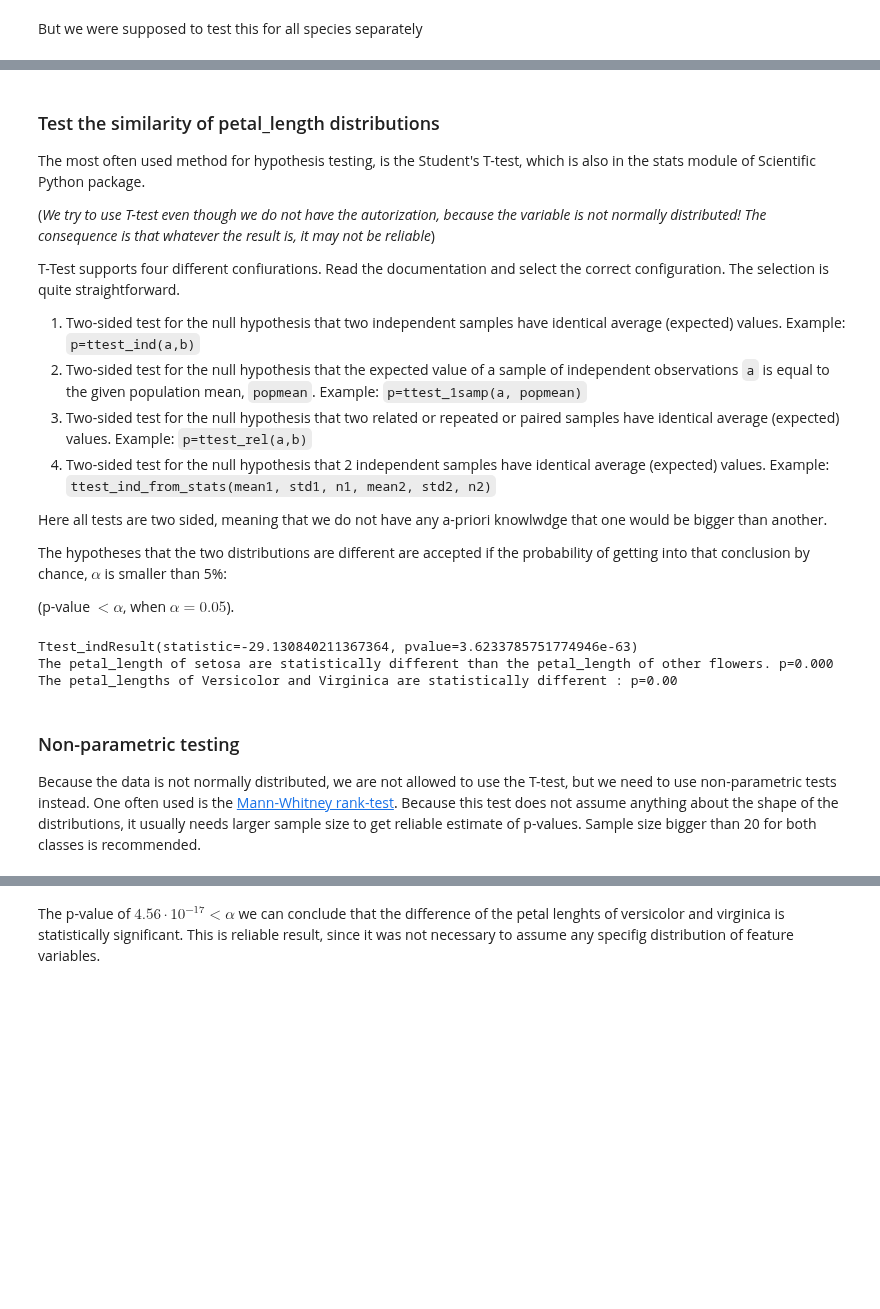
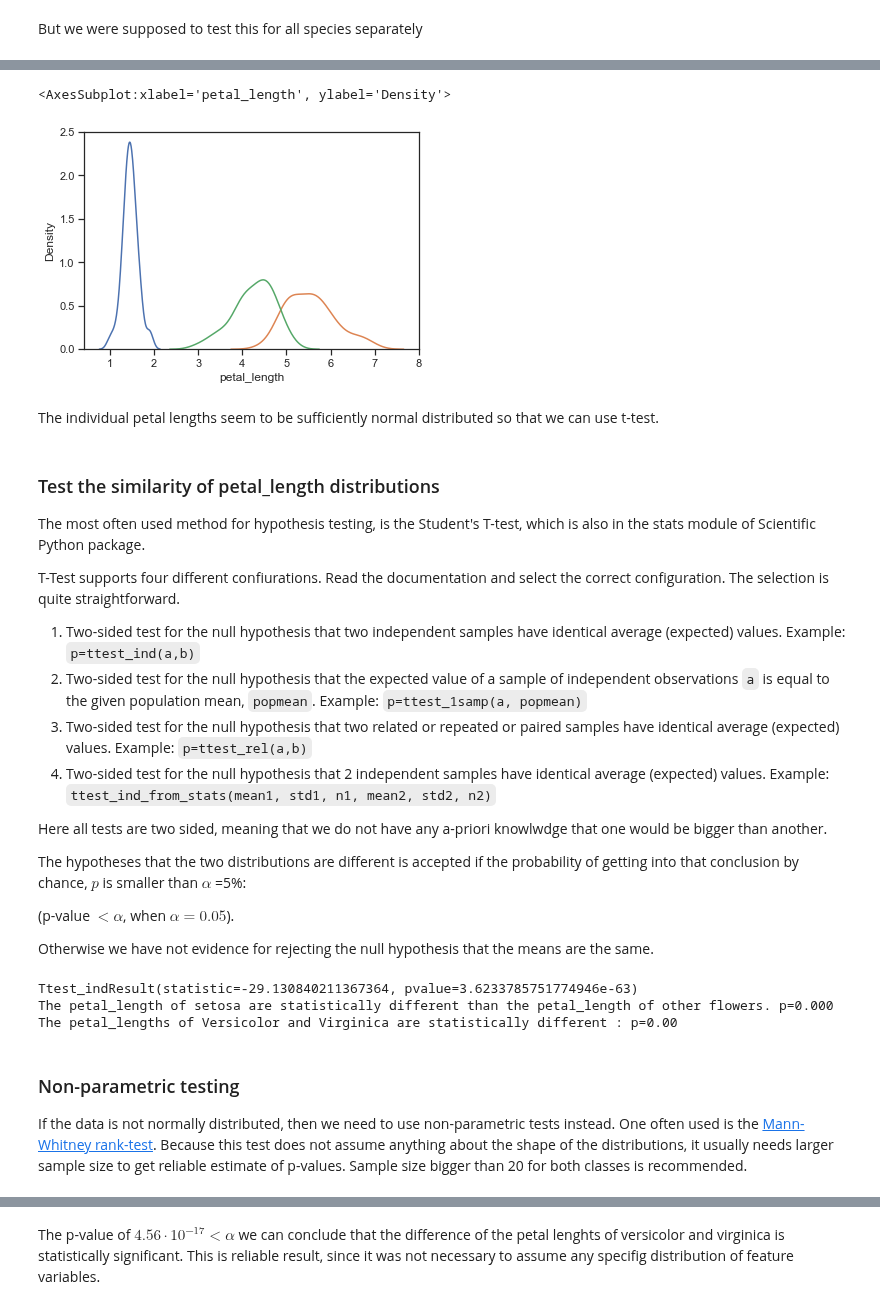
Before and after one commit to pevalisuo/AML, a Jupyter notebook: lectures/Preprocessing_and_feature_extraction.ipynb, the cells around one changed output, grey strips where cells are left out. Cells and saved outputs as stored; diff of their text form; code cells hidden in the pictures; blank space fills up the shorter version.

```diff
--- a/lectures/Preprocessing_and_feature_extraction.ipynb
+++ b/lectures/Preprocessing_and_feature_extraction.ipynb
@@ -254,9 +269,16 @@ The data does not justify us to safely conclude that the data would be normally
+# %%
+sns.kdeplot(iris[iris.species=='setosa'].petal_length)
+sns.kdeplot(iris[iris.species=='virginica'].petal_length)
+sns.kdeplot(iris[iris.species=='versicolor'].petal_length)
+# %% [output]
+<AxesSubplot:xlabel='petal_length', ylabel='Density'>
+[figure, added]
+# %% [markdown]
+The individual petal lengths seem to be sufficiently normal distributed so that we can use t-test.
 # %% [markdown]
 ### Test the similarity of petal_length distributions
 
 The most often used method for hypothesis testing, is the Student's T-test, which is also in the stats module of Scientific Python package.
-
-(*We try to use T-test even though we do not have the autorization, because the variable is not normally distributed! The consequence is that whatever the result is, it may not be reliable*)
 
 T-Test supports four different confiurations. Read the documentation and select the correct configuration. The selection is quite straightforward.
 
@@ -267,9 +289,11 @@ T-Test supports four different confiurations. Read the documentation and select
 
 Here all tests are two sided, meaning that we do not have any a-priori knowlwdge that one would be bigger than another.
 
-The hypotheses that the two distributions are different are accepted if the probability of getting into that conclusion by chance, $\alpha$ is smaller than 5%:
+The hypotheses that the two distributions are different is accepted if the probability of getting into that conclusion by chance, $p$ is smaller than $\alpha$ =5%:
 
 (p-value$~<\alpha$, when $\alpha=0.05$).
+
+Otherwise we have not evidence for rejecting the null hypothesis that the means are the same.
 # %%
 # T-test of two independent data sets
 from scipy.stats import ttest_ind
@@ -300,7 +324,7 @@ The petal_length of setosa are statistically different than the petal_length of
 The petal_lengths of Versicolor and Virginica are statistically different : p=0.00
 # %% [markdown]
 ### Non-parametric testing
-Because the data is not normally distributed, we are not allowed to use the T-test, but we need to use non-parametric tests instead. One often used is the [Mann-Whitney rank-test](https://en.wikipedia.org/wiki/Mann%E2%80%93Whitney_U_test). Because this test does not assume anything about the shape of the distributions, it usually needs larger sample size to get reliable estimate of p-values. Sample size bigger than 20 for both classes is recommended.
+If the data is not normally distributed, then we need to use non-parametric tests instead. One often used is the [Mann-Whitney rank-test](https://en.wikipedia.org/wiki/Mann%E2%80%93Whitney_U_test). Because this test does not assume anything about the shape of the distributions, it usually needs larger sample size to get reliable estimate of p-values. Sample size bigger than 20 for both classes is recommended.
 # %%
 from scipy.stats import mannwhitneyu
 print(mannwhitneyu(iris[iris.species=='versicolor'].petal_length, iris[iris.species=='virginica'].petal_length))
```
Also changed, not shown: parts of 9 cells of this notebook, 2 other files.
